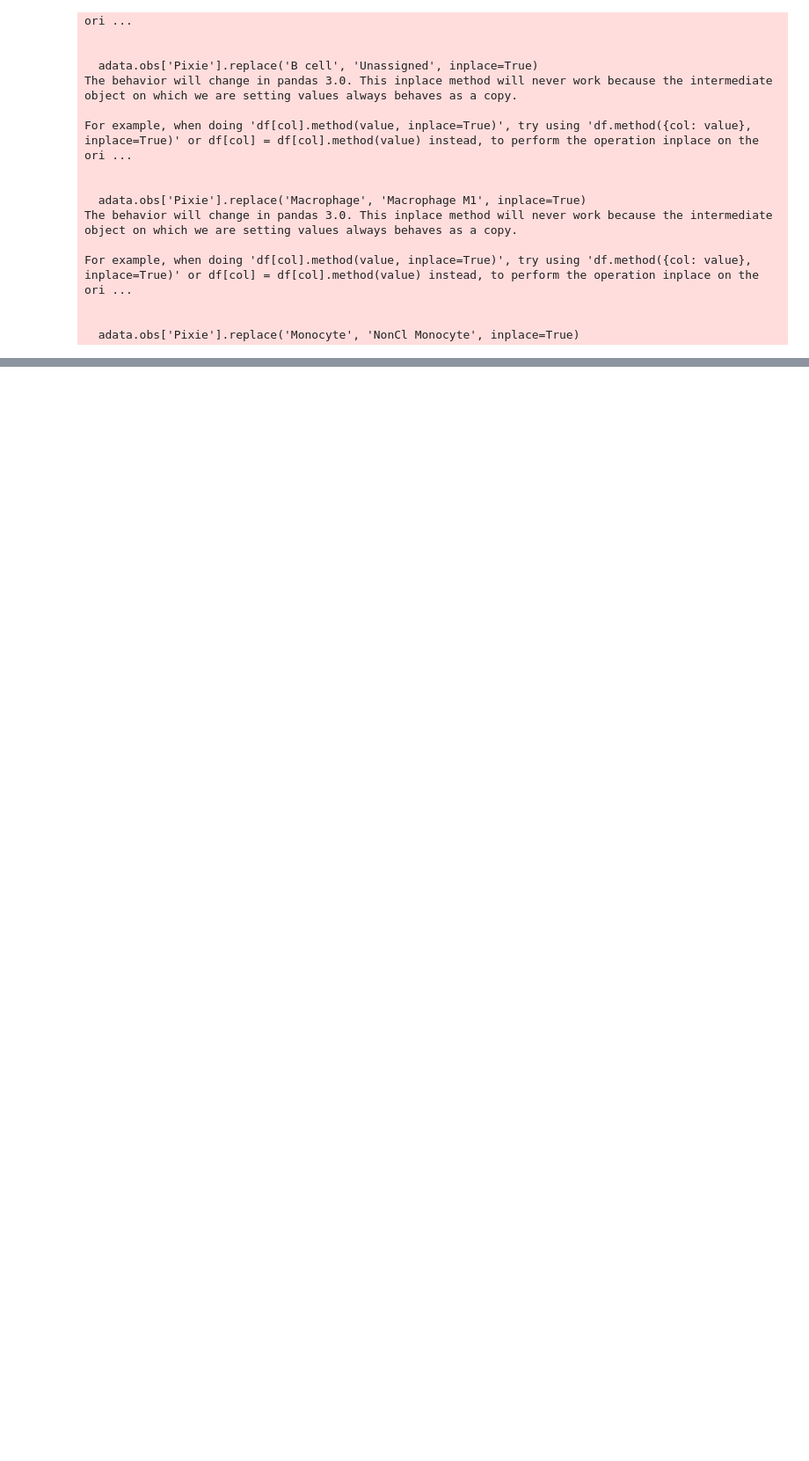
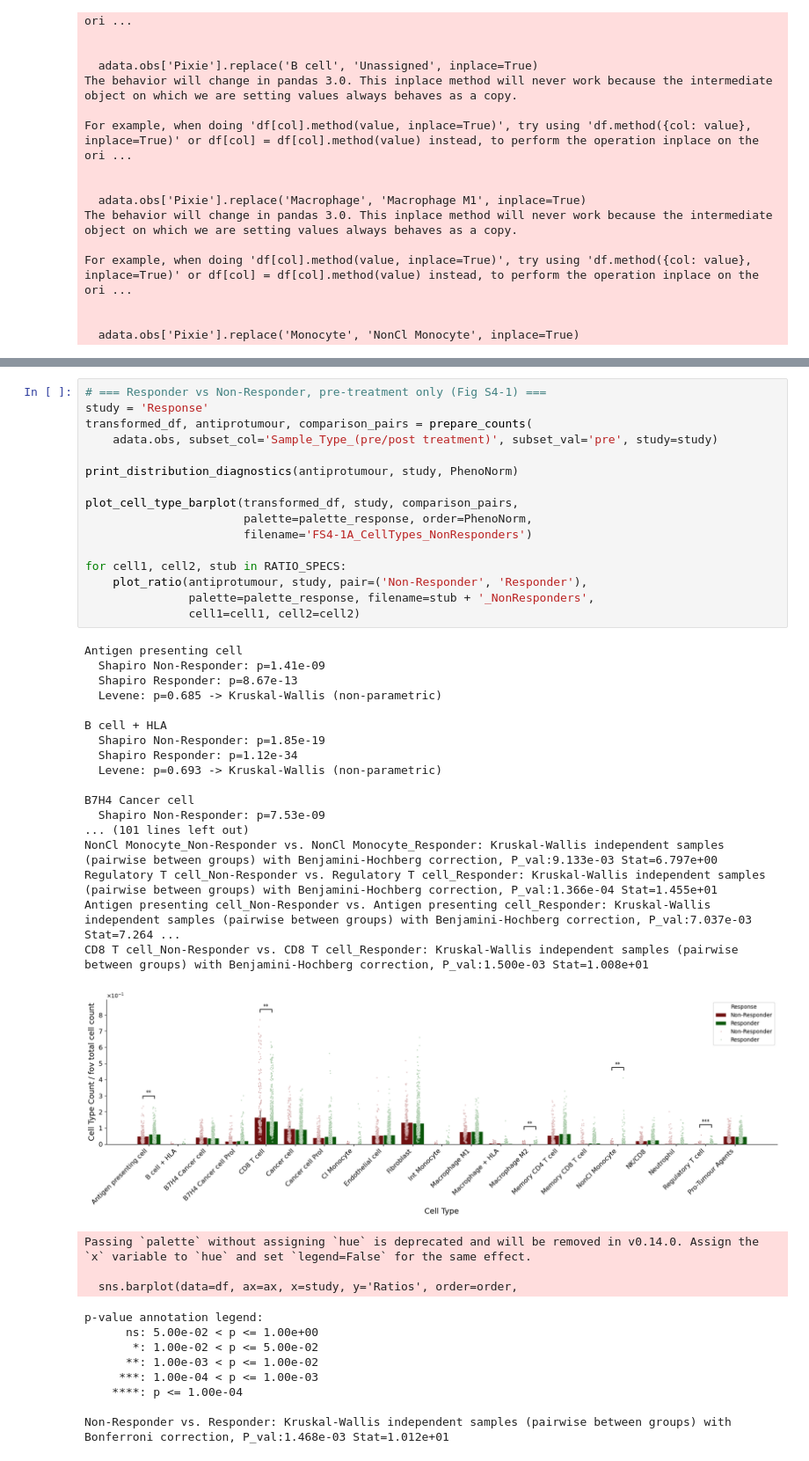
Before and after one commit to Schumacher-group/IMC_TNBC_analysis, a Jupyter notebook: figures/manuscript/Notebooks/Cell Counts.ipynb, the cells around one changed output, grey strips where cells are left out. Shown at 88% size. Cells and saved outputs as stored; diff of their text form; blank space fills up the shorter version.

```diff
--- a/figures/manuscript/Notebooks/Cell Counts.ipynb
+++ b/figures/manuscript/Notebooks/Cell Counts.ipynb
@@ -457,0 +272,46 @@ Passing `palette` without assigning `hue` is deprecated and will be removed in v
+# %%
+# === Responder vs Non-Responder, pre-treatment only (Fig S4-1) ===
+study = 'Response'
+transformed_df, antiprotumour, comparison_pairs = prepare_counts(
+    adata.obs, subset_col='Sample_Type_(pre/post treatment)', subset_val='pre', study=study)
+
+print_distribution_diagnostics(antiprotumour, study, PhenoNorm)
+
+plot_cell_type_barplot(transformed_df, study, comparison_pairs,
+                       palette=palette_response, order=PhenoNorm,
+                       filename='FS4-1A_CellTypes_NonResponders')
+
+for cell1, cell2, stub in RATIO_SPECS:
+    plot_ratio(antiprotumour, study, pair=('Non-Responder', 'Responder'),
+               palette=palette_response, filename=stub + '_NonResponders',
+               cell1=cell1, cell2=cell2)
+# %% [output]
+Antigen presenting cell
+  Shapiro Non-Responder: p=1.41e-09
+  Shapiro Responder: p=8.67e-13
+  Levene: p=0.685 -> Kruskal-Wallis (non-parametric)
+
+B cell + HLA
+  Shapiro Non-Responder: p=1.85e-19
+  Shapiro Responder: p=1.12e-34
+  Levene: p=0.693 -> Kruskal-Wallis (non-parametric)
+
+B7H4 Cancer cell
+  Shapiro Non-Responder: p=7.53e-09
+... (101 lines left out)
+NonCl Monocyte_Non-Responder vs. NonCl Monocyte_Responder: Kruskal-Wallis independent samples (pairwise between groups) with Benjamini-Hochberg correction, P_val:9.133e-03 Stat=6.797e+00
+Regulatory T cell_Non-Responder vs. Regulatory T cell_Responder: Kruskal-Wallis independent samples (pairwise between groups) with Benjamini-Hochberg correction, P_val:1.366e-04 Stat=1.455e+01
+Antigen presenting cell_Non-Responder vs. Antigen presenting cell_Responder: Kruskal-Wallis independent samples (pairwise between groups) with Benjamini-Hochberg correction, P_val:7.037e-03 Stat=7.264 ...
+CD8 T cell_Non-Responder vs. CD8 T cell_Responder: Kruskal-Wallis independent samples (pairwise between groups) with Benjamini-Hochberg correction, P_val:1.500e-03 Stat=1.008e+01
+[figure, added]
+Passing `palette` without assigning `hue` is deprecated and will be removed in v0.14.0. Assign the `x` variable to `hue` and set `legend=False` for the same effect.
+
+  sns.barplot(data=df, ax=ax, x=study, y='Ratios', order=order,
+p-value annotation legend:
+      ns: 5.00e-02 < p <= 1.00e+00
+       *: 1.00e-02 < p <= 5.00e-02
+      **: 1.00e-03 < p <= 1.00e-02
+     ***: 1.00e-04 < p <= 1.00e-03
+    ****: p <= 1.00e-04
+
+Non-Responder vs. Responder: Kruskal-Wallis independent samples (pairwise between groups) with Bonferroni correction, P_val:1.468e-03 Stat=1.012e+01
```
Also changed, not shown: parts of 23 cells of this notebook.
